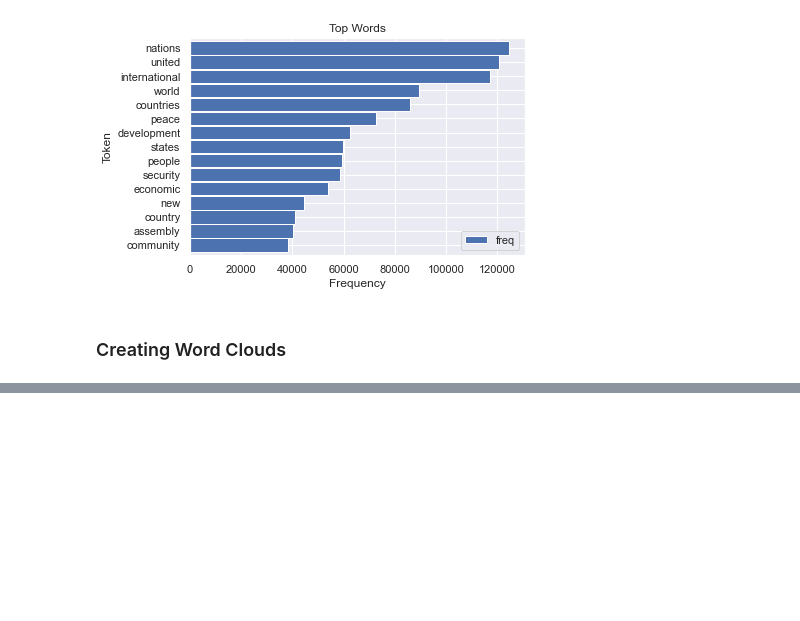
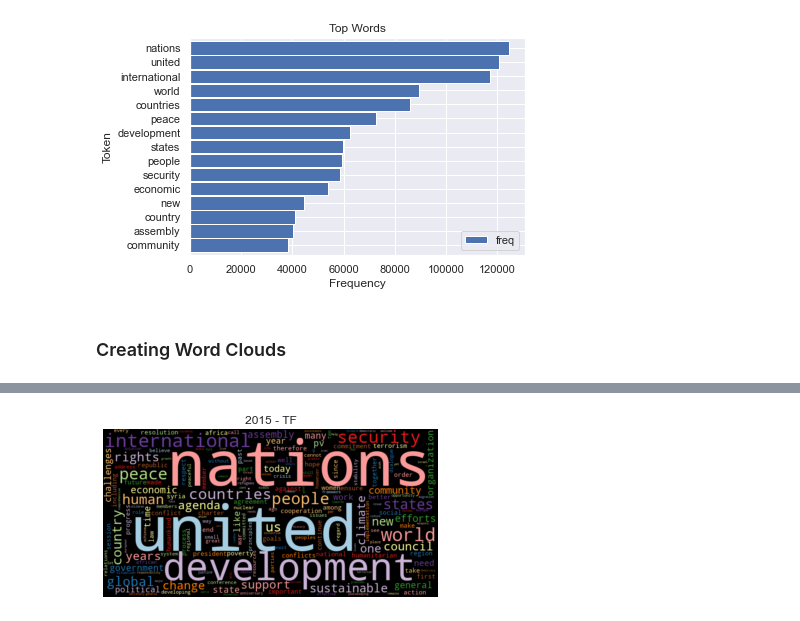
Before and after one commit to lkarjun/Text-Analysis-Workouts, a Jupyter notebook: 1. Gaining Early Insights from Textual Data/notebook.ipynb, the cells around one changed output, grey strips where cells are left out. Cells and saved outputs as stored; diff of their text form; code cells hidden in the pictures; blank space fills up the shorter version.

```diff
--- a/1. Gaining Early Insights from Textual Data/notebook.ipynb
+++ b/1. Gaining Early Insights from Textual Data/notebook.ipynb
@@ -292,0 +349,5 @@ wordcloud(freq_2015_df['freq'], max_words=100, stopwords=freq_df.head(50).index)
+# %%
+wordcloud(freq_2015['freq'], title='2015 - TF',
+          stopwords=['seventieth'])
+# %% [output]
+[figure, added]
```
Also changed, not shown: parts of 44 cells of this notebook, 1 other file.
